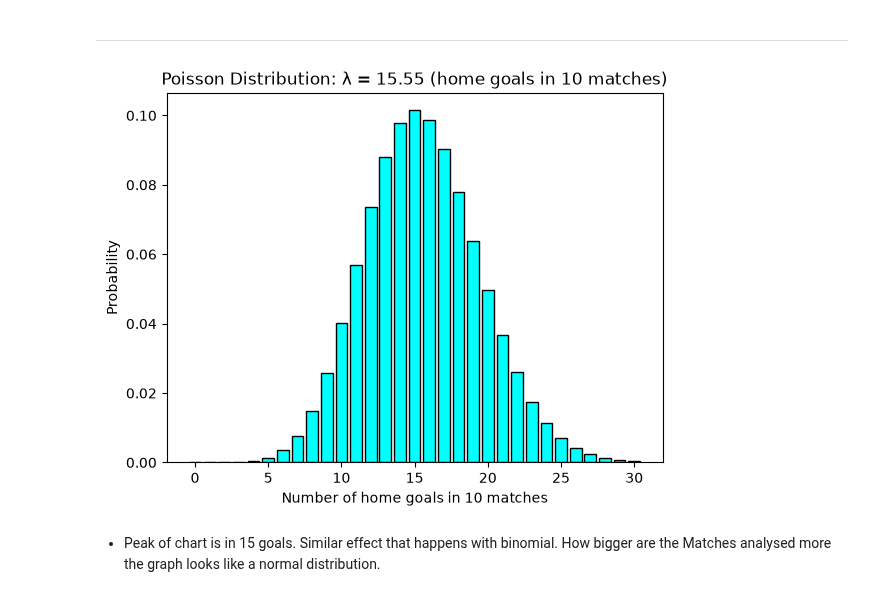
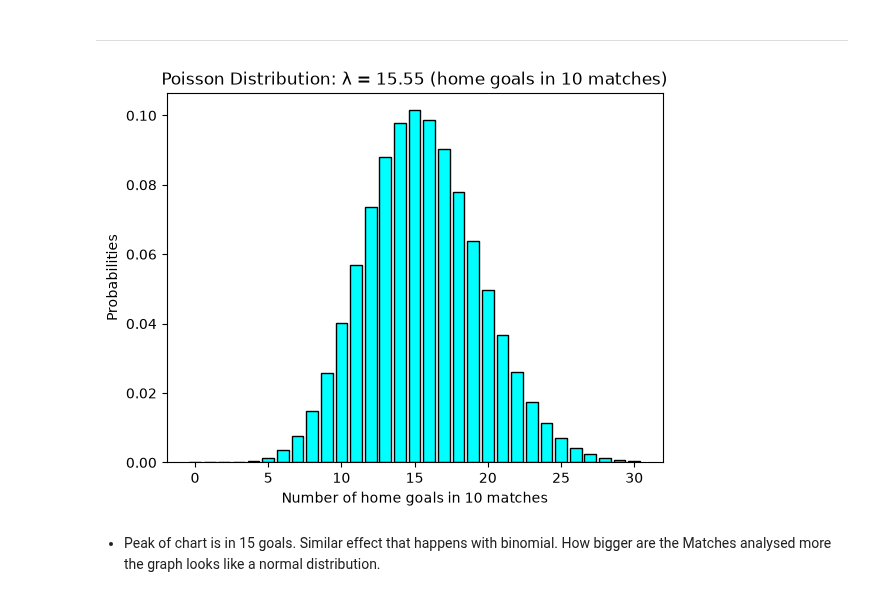
Before and after one commit to 2026297-cyber/Statistical-Techniques, a Jupyter notebook: ProjectStatisticalTechniques.ipynb, the cells around one changed output. Cells and saved outputs as stored; diff of their text form; code cells hidden in the pictures.

```diff
--- a/ProjectStatisticalTechniques.ipynb
+++ b/ProjectStatisticalTechniques.ipynb
@@ -355,20 +355,20 @@ plt.show()
 # %% [markdown]
 -----------------------------------------------------------------------------------------------------------------------------------------------------------------------------------------------
 # %%
-# Parameters for a larger interval: home goals in 10 matches
+# Parameters for large sample, home goals in 10 matches
 lambda_10 = df['FTHG'].mean() * 10   # average home goals in 10 matches
-k_10 = np.arange(0, 31)              # possible numbers of goals (0 to 30)
+k_10 = np.arange(0, 31)              # possible numbers of goals 0 to 30
 
 # Poisson probability mass function
 poisson_pmf_10 = poisson.pmf(k_10, lambda_10)
 
 # Plot the Poisson distribution
 plt.bar(k_10, poisson_pmf_10, color='cyan', edgecolor='black')
 plt.title(f'Poisson Distribution: λ = {lambda_10:.2f} (home goals in 10 matches)')
 plt.xlabel('Number of home goals in 10 matches')
-plt.ylabel('Probability')
+plt.ylabel('Probabilities')
 plt.show()
 # %% [output]
-[figure, old version]
+[figure, new version]
 # %% [markdown]
 - Peak of chart is in 15 goals. Similar effect that happens with binomial. How bigger are the Matches analysed more the graph looks like a normal distribution.
```
Also changed, not shown: parts of 21 cells of this notebook.
